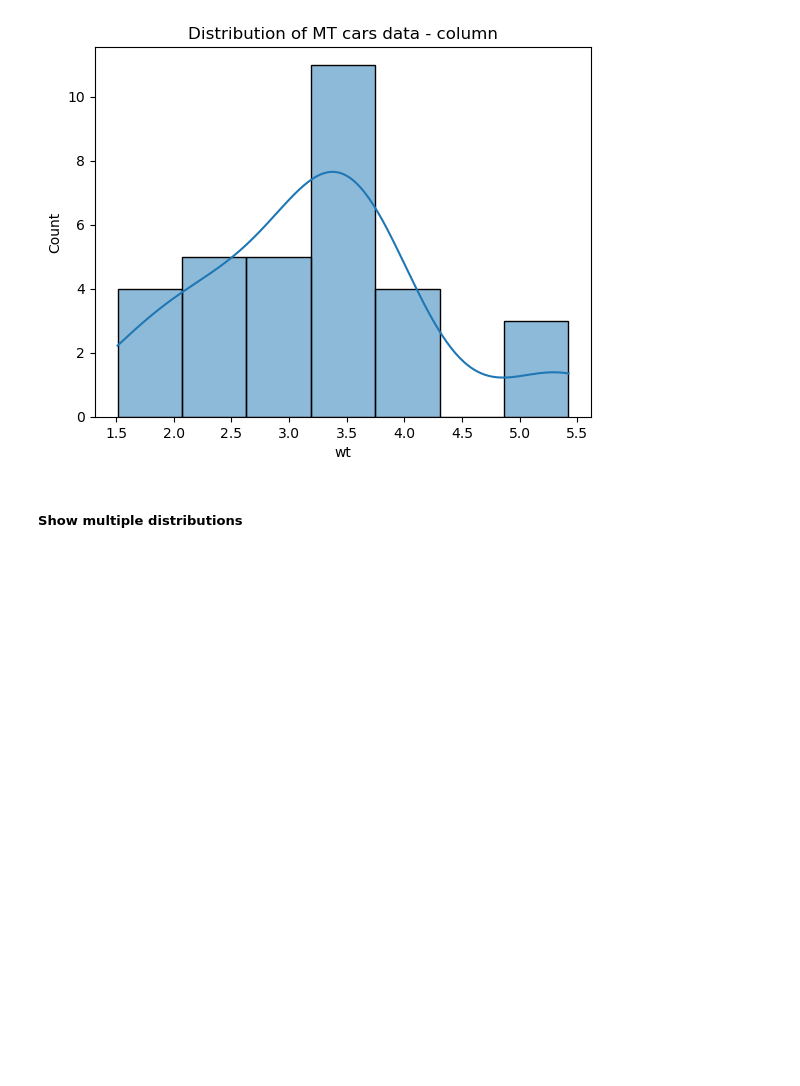
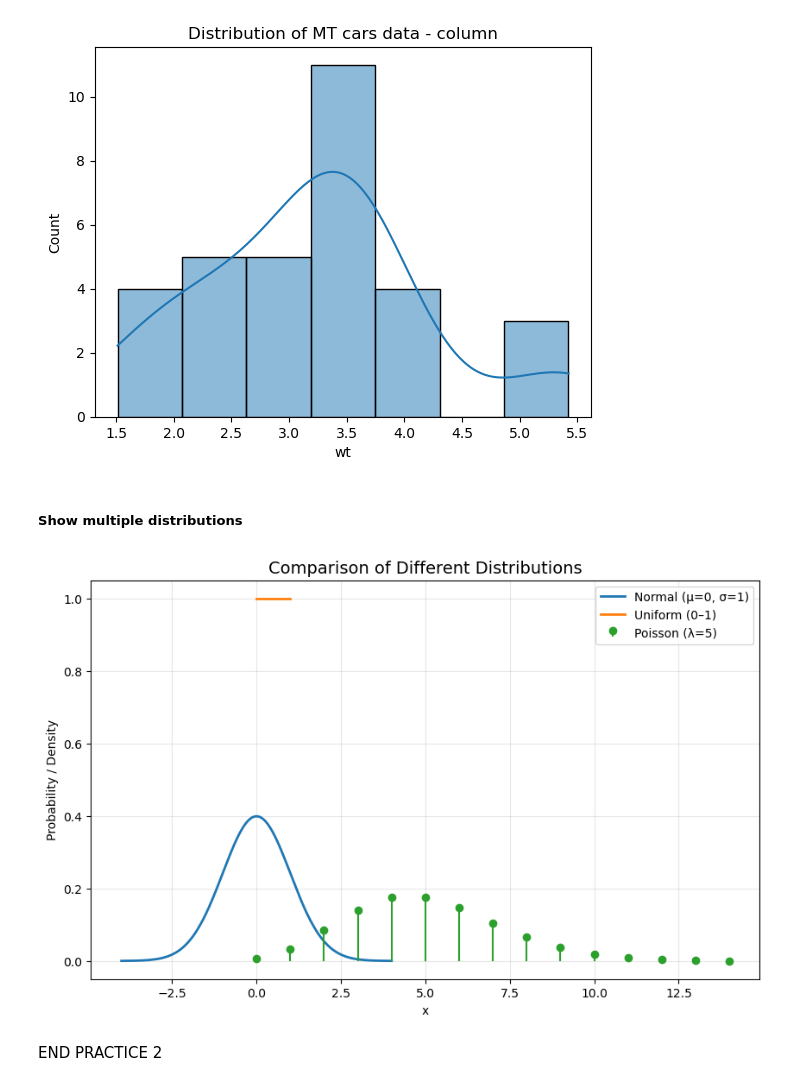
Before and after one commit to kabeer1984/piit, a Jupyter notebook: py/np/STATPRAC2.ipynb, the cells around one changed output. Drawn from its saved outputs; the diff is of its cells as text; code cells hidden in the pictures; blank space fills up the shorter version.

```diff
--- a/py/np/STATPRAC2.ipynb
+++ b/py/np/STATPRAC2.ipynb
@@ -145,7 +145,26 @@ from scipy.stats import norm, uniform, poisson
 # %%
 # Create figure
 plt.figure(figsize=(10,6))
 # Normal Distribution (mean=0, std=1)
 x_norm = np.linspace(-4, 4, 1000)
 y_norm = norm.pdf(x_norm, loc=0, scale=1)
 plt.plot(x_norm, y_norm, label='Normal (μ=0, σ=1)', linewidth=2)
+# Uniform Distribution (0 to 1)
+x_uni = np.linspace(0, 1, 1000)
+y_uni = uniform.pdf(x_uni, loc=0, scale=1)
+plt.plot(x_uni, y_uni, label='Uniform (0–1)', linewidth=2)
+# Poisson Distribution (λ=5)
+x_pois = np.arange(0, 15)
+y_pois = poisson.pmf(x_pois, mu=5)
+plt.stem(x_pois, y_pois, linefmt='C2-', markerfmt='C2o', basefmt=" ", label='Poisson (λ=5)')
+# Styling
+plt.title("Comparison of Different Distributions", fontsize=14)
+plt.xlabel("x")
+plt.ylabel("Probability / Density")
+plt.legend()
+plt.grid(alpha=0.3)
+plt.show()
+# %% [output]
+[figure, added]
+# %% [markdown]
+END PRACTICE 2
```
